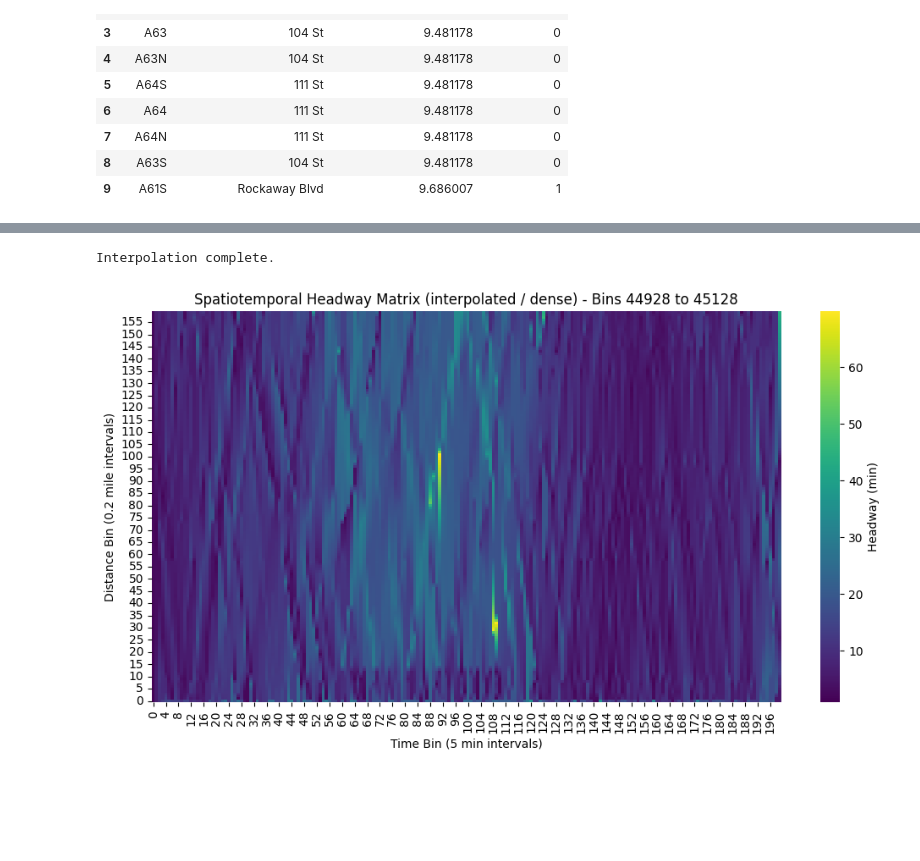
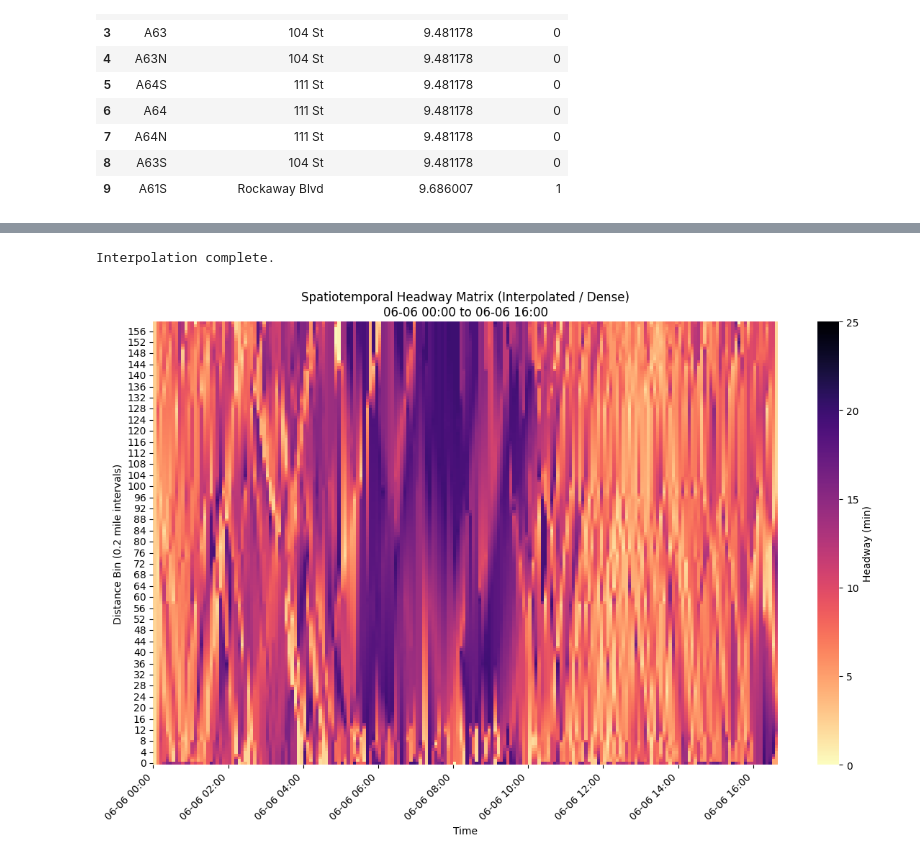
Before and after one commit to DanHerman212/headway-prediction, a Jupyter notebook: notebooks/3_data_merging.ipynb, the cells around one changed output, grey strips where cells are left out. Cells and saved outputs as stored; diff of their text form; code cells hidden in the pictures; blank space fills up the shorter version.

```diff
--- a/notebooks/3_data_merging.ipynb
+++ b/notebooks/3_data_merging.ipynb
@@ -186,20 +186,26 @@ arrivals_df['prev_arrival_time'] = arrivals_df.groupby('stop_id')['arrival_time'
 arrivals_df['headway_min'] = (arrivals_df['arrival_time'] - arrivals_df['prev_arrival_time']).dt.total_seconds() / 60.0
 
 # 3 filter invalid headways
-# - drop the first train fo the day (nan headway)
-# - drop huge gaps (e.g. > 2 hrs) which imply service interruptions or missing data
+# - drop the first train of the day (nan headway)
 arrivals_df = arrivals_df.dropna(subset=['headway_min'])
-# FIX: We want headways LESS than 120 minutes, not greater than
-arrivals_df = arrivals_df[arrivals_df['headway_min'] < 120]
+
+# --- REPAIR STRATEGY: Outlier Removal ---
+# We treat headways > 20 minutes as "Missing Data" or "Non-Standard Service".
+# ANALYSIS: Many of the 20-30 min gaps occur at Local stops (e.g., 116 St, 23 St) where the
+# Express 'A' train rarely stops during rush hour. These are not true service gaps, but rather
+# artifacts of the train skipping stops.
+# By filtering them out, we allow the spatial interpolation to estimate the flow based on
+# the Express stops (where data is frequent and reliable).
+arrivals_df = arrivals_df[arrivals_df['headway_min'] < 20]
 
 print("headway calculation complete")
 display(arrivals_df[['arrival_time', 'stop_id', 'headway_min']].head(10))
 
-# visualize the distribution fo headways
+# visualize the distribution of realized headways
 plt.figure(figsize=(10,5))
 sns.histplot(arrivals_df['headway_min'], bins=50, kde=True)
-plt.title("distribution of relaized headways (A line)")
-plt.xlabel("headway (minutes)")
+plt.title("Distribution of Realized Headways (A line) - Outliers Removed (< 20 min)")
+plt.xlabel("Headway (minutes)")
 plt.show()
 # %% [output]
 headway calculation complete
@@ -264,35 +299,41 @@ First data appears at time bin: 44928
 # %%
 # interpolate missing values (repairing the grid)
 
-# convert to dataframe for eacy interpolation
+# convert to dataframe for easy interpolation
 grid_df = pd.DataFrame(grid_matrix)
 
-# interpolate along the distance axis (axis=1)
-# if we know headway at bin 10 and bin 20 we fill bins 11 - 19 linearly
-# FIX: Corrected typo 'limit_diredtion' to 'limit_direction'
+# 1. Interpolate along the distance axis (axis=1)
+# We limit the direction to avoid extrapolating at the ends of the line if no data exists
 grid_interpolated = grid_df.interpolate(method="linear", axis=1, limit_direction='both')
 
-# 2 fill remaining nans (e.g. edges) with forward/backwared fill along time axis
+# 2. Fill remaining nans (e.g. edges) with forward/backward fill along time axis
+# Caution: This propagates data across time gaps.
 grid_interpolated = grid_interpolated.ffill(axis=0).bfill(axis=0)
 
-# convert back to numpy arrivay
+# convert back to numpy array
 final_matrix = grid_interpolated.values
 
 print("Interpolation complete.")
 
 # visualize the same slice after interpolation
-plt.figure(figsize=(12,6))
-# we use the same slice as before to see the diference
-# FIX: Use the same start_plot and end_plot variables from the previous cell
-sns.heatmap(final_matrix[start_plot:end_plot, :].T, cmap="viridis", cbar_kws={"label": "Headway (min)"})
-plt.title(f"Spatiotemporal Headway Matrix (interpolated / dense) - Bins {start_plot} to {end_plot}")
-plt.xlabel("Time Bin (5 min intervals)")
+plt.figure(figsize=(14,8))
+# Using 'magma_r' for consistency.
+ax = sns.heatmap(final_matrix[start_plot:end_plot, :].T, cmap="magma_r", vmin=0, vmax=25, cbar_kws={"label": "Headway (min)"})
+
+# --- Create Time Labels ---
+# Reuse the same tick logic from the previous cell since start_plot/end_plot are the same
+ax.set_xticks(tick_positions)
+ax.set_xticklabels(tick_labels, rotation=45, ha='right')
+# --------------------------
+
+plt.title(f"Spatiotemporal Headway Matrix (Interpolated / Dense)\n{tick_labels[0]} to {tick_labels[-1]}")
+plt.xlabel("Time")
 plt.ylabel("Distance Bin (0.2 mile intervals)")
 plt.gca().invert_yaxis()
 plt.show()
 # %% [output]
 Interpolation complete.
-[figure, old version]
+[figure, new version]
 # %%
 # save the final grid
 output_path = "../data/headway_matrix_full.npy"
```
Also changed, not shown: parts of 6 cells of this notebook, 1 other file.
